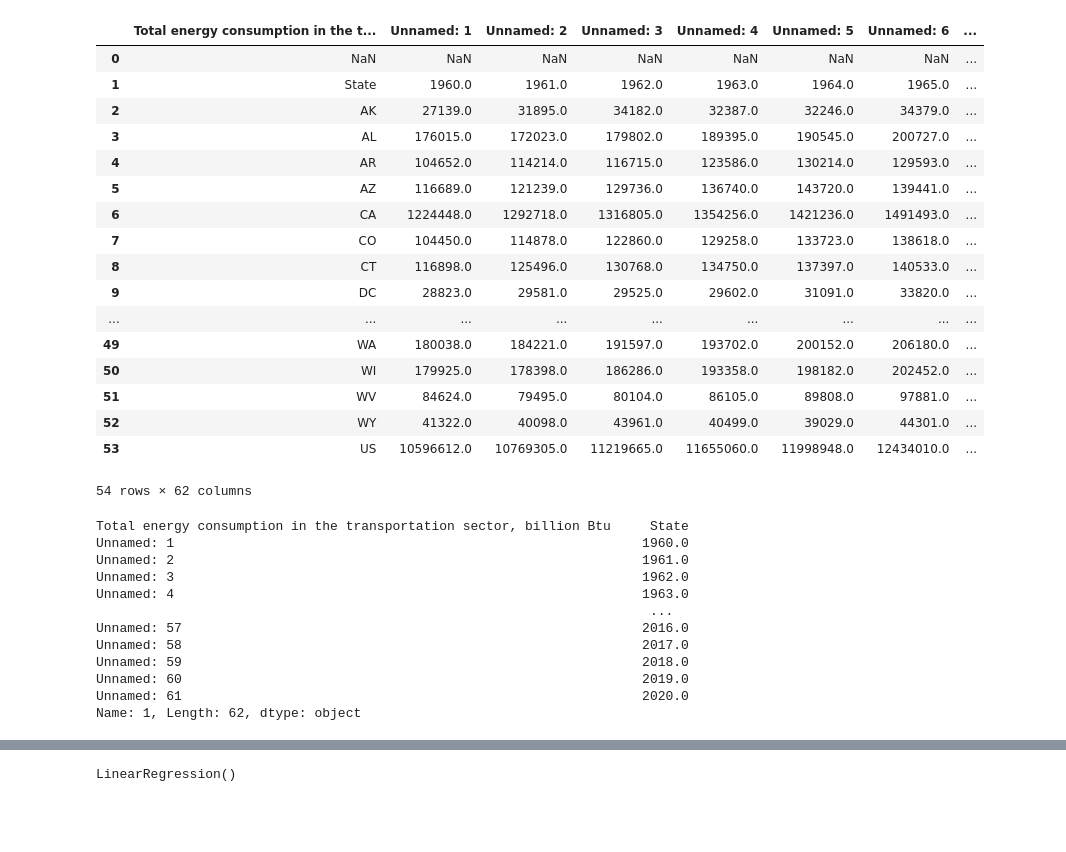
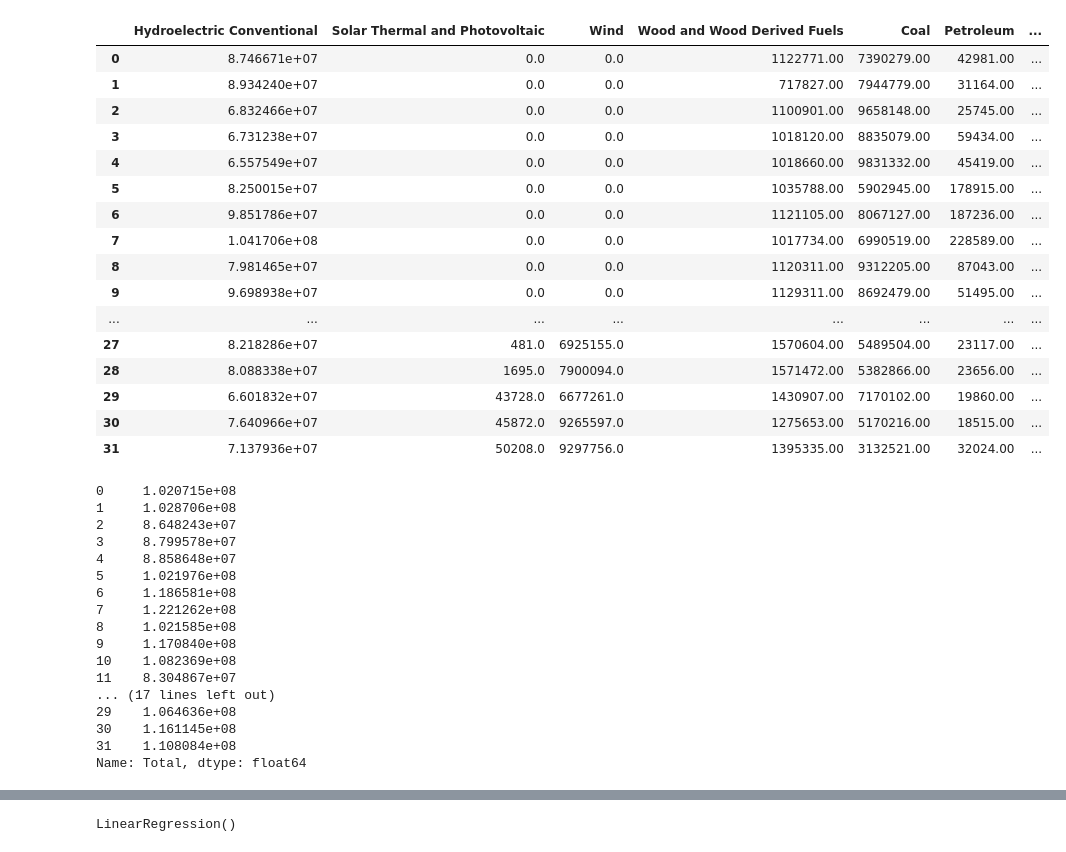
Before and after one commit to DavidN0809/ECGR-4105, a Jupyter notebook: Final Project/EV_Prediction_Grid_Stability.ipynb, the cells around one changed output, grey strips where cells are left out. Saved outputs shown, nothing was run; the diff lists cells and outputs as text; code cells hidden in the pictures; blank space fills up the shorter version.

```diff
--- a/Final Project/EV_Prediction_Grid_Stability.ipynb
+++ b/Final Project/EV_Prediction_Grid_Stability.ipynb
@@ -90,38 +30,43 @@ df.to_csv("use_tot_sector.csv", index=False)
 # %%
-df = pd.DataFrame(pd.read_csv('use_tot_sector.csv'))
+df = pd.DataFrame(pd.read_csv('annual_generation_WA.csv'))
+#df.pop("Solar Thermal and Photovoltaic")
 df
 # %% [output]
-|  | Total energy consumption in the t... | Unnamed: 1 | Unnamed: 2 | Unnamed: 3 | Unnamed: 4 | Unnamed: 5 | Unnamed: 6 | ... |
-| 0 | NaN | NaN | NaN | NaN | NaN | NaN | NaN | ... |
-| 1 | State | 1960.0 | 1961.0 | 1962.0 | 1963.0 | 1964.0 | 1965.0 | ... |
-| 2 | AK | 27139.0 | 31895.0 | 34182.0 | 32387.0 | 32246.0 | 34379.0 | ... |
-| 3 | AL | 176015.0 | 172023.0 | 179802.0 | 189395.0 | 190545.0 | 200727.0 | ... |
-| 4 | AR | 104652.0 | 114214.0 | 116715.0 | 123586.0 | 130214.0 | 129593.0 | ... |
-| 5 | AZ | 116689.0 | 121239.0 | 129736.0 | 136740.0 | 143720.0 | 139441.0 | ... |
-| 6 | CA | 1224448.0 | 1292718.0 | 1316805.0 | 1354256.0 | 1421236.0 | 1491493.0 | ... |
-| 7 | CO | 104450.0 | 114878.0 | 122860.0 | 129258.0 | 133723.0 | 138618.0 | ... |
-| 8 | CT | 116898.0 | 125496.0 | 130768.0 | 134750.0 | 137397.0 | 140533.0 | ... |
-| 9 | DC | 28823.0 | 29581.0 | 29525.0 | 29602.0 | 31091.0 | 33820.0 | ... |
-| ... | ... | ... | ... | ... | ... | ... | ... | ... |
-| 49 | WA | 180038.0 | 184221.0 | 191597.0 | 193702.0 | 200152.0 | 206180.0 | ... |
-| 50 | WI | 179925.0 | 178398.0 | 186286.0 | 193358.0 | 198182.0 | 202452.0 | ... |
-| 51 | WV | 84624.0 | 79495.0 | 80104.0 | 86105.0 | 89808.0 | 97881.0 | ... |
-| 52 | WY | 41322.0 | 40098.0 | 43961.0 | 40499.0 | 39029.0 | 44301.0 | ... |
-| 53 | US | 10596612.0 | 10769305.0 | 11219665.0 | 11655060.0 | 11998948.0 | 12434010.0 | ... |
+|  | Hydroelectric Conventional | Solar Thermal and Photovoltaic | Wind | Wood and Wood Derived Fuels | Coal | Petroleum | ... |
+| 0 | 8.746671e+07 | 0.0 | 0.0 | 1122771.00 | 7390279.00 | 42981.00 | ... |
+| 1 | 8.934240e+07 | 0.0 | 0.0 | 717827.00 | 7944779.00 | 31164.00 | ... |
+| 2 | 6.832466e+07 | 0.0 | 0.0 | 1100901.00 | 9658148.00 | 25745.00 | ... |
+| 3 | 6.731238e+07 | 0.0 | 0.0 | 1018120.00 | 8835079.00 | 59434.00 | ... |
+| 4 | 6.557549e+07 | 0.0 | 0.0 | 1018660.00 | 9831332.00 | 45419.00 | ... |
+| 5 | 8.250015e+07 | 0.0 | 0.0 | 1035788.00 | 5902945.00 | 178915.00 | ... |
+| 6 | 9.851786e+07 | 0.0 | 0.0 | 1121105.00 | 8067127.00 | 187236.00 | ... |
+| 7 | 1.041706e+08 | 0.0 | 0.0 | 1017734.00 | 6990519.00 | 228589.00 | ... |
+| 8 | 7.981465e+07 | 0.0 | 0.0 | 1120311.00 | 9312205.00 | 87043.00 | ... |
+| 9 | 9.698938e+07 | 0.0 | 0.0 | 1129311.00 | 8692479.00 | 51495.00 | ... |
+| ... | ... | ... | ... | ... | ... | ... | ... |
+| 27 | 8.218286e+07 | 481.0 | 6925155.0 | 1570604.00 | 5489504.00 | 23117.00 | ... |
+| 28 | 8.088338e+07 | 1695.0 | 7900094.0 | 1571472.00 | 5382866.00 | 23656.00 | ... |
+| 29 | 6.601832e+07 | 43728.0 | 6677261.0 | 1430907.00 | 7170102.00 | 19860.00 | ... |
+| 30 | 7.640966e+07 | 45872.0 | 9265597.0 | 1275653.00 | 5170216.00 | 18515.00 | ... |
+| 31 | 7.137936e+07 | 50208.0 | 9297756.0 | 1395335.00 | 3132521.00 | 32024.00 | ... |
-54 rows × 62 columns
 # %%
-df_testing = df.loc[1]
+df_testing = df.Total
 df_testing
 # %% [output]
-Total energy consumption in the transportation sector, billion Btu     State
-Unnamed: 1                                                            1960.0
-Unnamed: 2                                                            1961.0
-Unnamed: 3                                                            1962.0
-Unnamed: 4                                                            1963.0
-                                                                       ...
-Unnamed: 57                                                           2016.0
-Unnamed: 58                                                           2017.0
-Unnamed: 59                                                           2018.0
-Unnamed: 60                                                           2019.0
-Unnamed: 61                                                           2020.0
-Name: 1, Length: 62, dtype: object
+0     1.020715e+08
+1     1.028706e+08
+2     8.648243e+07
+3     8.799578e+07
+4     8.858648e+07
+5     1.021976e+08
+6     1.186581e+08
+7     1.221262e+08
+8     1.021585e+08
+9     1.170840e+08
+10    1.082369e+08
+11    8.304867e+07
+... (17 lines left out)
+29    1.064636e+08
+30    1.161145e+08
+31    1.108084e+08
+Name: Total, dtype: float64
```
Also changed, not shown: parts of 34 cells of this notebook.
